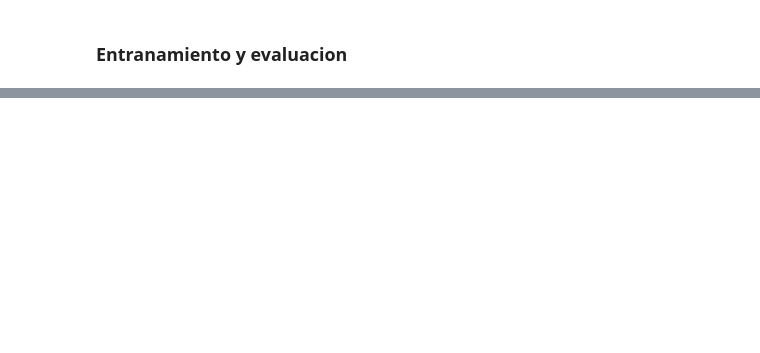
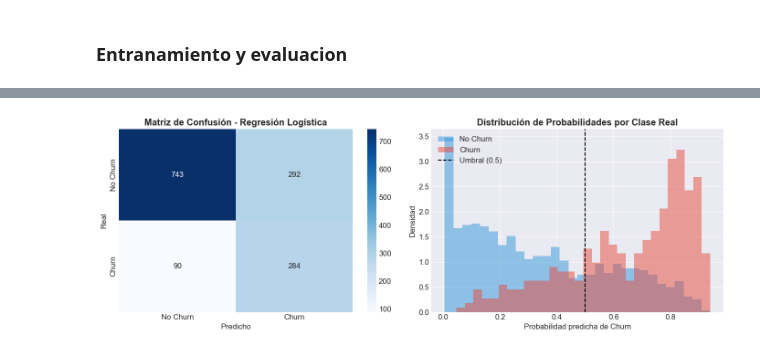
Before and after one commit to AmeliaYPerez/telecom_x2, a Jupyter notebook: telecomX.ipynb, the cells around one changed output, grey strips where cells are left out. Saved outputs shown, nothing was run; the diff lists cells and outputs as text; code cells hidden in the pictures; blank space fills up the shorter version.

```diff
--- a/telecomX.ipynb
+++ b/telecomX.ipynb
@@ -625,0 +912,77 @@ def evaluar_modelo(modelo, X_train_data, X_test_data, y_train, y_test, nombre, t
+# %%
+# MEJOR MODELO: ANÁLISIS DETALLADO
+
+print("\n" + "=" * 70)
+print("🏆 MEJOR MODELO - ANÁLISIS DETALLADO")
+print("=" * 70)
+
+best_model_name = df_resultados.iloc[0]['Modelo']
+best_model_type = df_resultados.iloc[0]['Tipo']
+
+print(f"\n🎯 Mejor modelo: {best_model_name}")
+print(f"📌 Tipo: {best_model_type}")
+
+# Reentrenar el mejor modelo para análisis detallado
+if best_model_type == 'Sensible a escala':
+    # Buscar el modelo en la lista de sensibles
+    for nombre, modelo in modelos['Sensibles a escala'].items():
+        if nombre == best_model_name:
+            best_model = modelo
+            best_model.fit(X_train_scaled, y_train)
+            y_pred_best = best_model.predict(X_test_scaled)
+            y_proba_best = best_model.predict_proba(X_test_scaled)[:, 1]
+            break
+else:
+    # Buscar el modelo en la lista de no sensibles
+    for nombre, modelo in modelos['No sensibles a escala'].items():
+        if nombre == best_model_name:
+            best_model = modelo
+            best_model.fit(X_train, y_train)
+            y_pred_best = best_model.predict(X_test)
+            y_proba_best = best_model.predict_proba(X_test)[:, 1]
+            break
+
+# Matriz de confusión
+cm = confusion_matrix(y_test, y_pred_best)
+
+fig, axes = plt.subplots(1, 2, figsize=(14, 5))
+
+# Matriz de confusión
+ax1 = axes[0]
+sns.heatmap(cm, annot=True, fmt='d', cmap='Blues', ax=ax1,
+            xticklabels=['No Churn', 'Churn'],
+            yticklabels=['No Churn', 'Churn'])
+ax1.set_xlabel('Predicho')
+ax1.set_ylabel('Real')
+ax1.set_title(f'Matriz de Confusión - {best_model_name}', fontweight='bold')
+
+# Distribución de probabilidades
+ax2 = axes[1]
+for churn_value, color, label in [(0, '#3498db', 'No Churn'), (1, '#e74c3c', 'Churn')]:
+    subset_proba = y_proba_best[y_test == churn_value]
+    ax2.hist(subset_proba, bins=30, alpha=0.5, color=color, label=label, density=True)
+ax2.axvline(x=0.5, color='black', linestyle='--', label='Umbral (0.5)')
+ax2.set_xlabel('Probabilidad predicha de Churn')
+ax2.set_ylabel('Densidad')
+ax2.set_title('Distribución de Probabilidades por Clase Real', fontweight='bold')
+ax2.legend()
+
+plt.tight_layout()
+plt.show()
+
+print(f"""
+📊 MÉTRICAS DEL MEJOR MODELO:
+   - Accuracy:  {df_resultados.iloc[0]['Accuracy']:.3f}
+   - Precision: {df_resultados.iloc[0]['Precision']:.3f}
+   - Recall:    {df_resultados.iloc[0]['Recall']:.3f}
+   - F1-Score:  {df_resultados.iloc[0]['F1-Score']:.3f}
+   - AUC-ROC:   {df_resultados.iloc[0]['AUC-ROC']:.3f}
+
+📌 INTERPRETACIÓN:
+   - Precision: De cada 100 clientes que el modelo marca como "cancelarán",
+                {df_resultados.iloc[0]['Precision']*100:.1f} realmente cancelan.
+   - Recall:    El modelo detecta el {df_resultados.iloc[0]['Recall']*100:.1f}%
+                de los clientes que realmente cancelan.
+   - F1-Score:  Balance entre precisión y recall (promedio armónico).
+""")
+# %% [output]
@@ -625,0 +995 @@ def evaluar_modelo(modelo, X_train_data, X_test_data, y_train, y_test, nombre, t
+[figure, added]
```
Also changed, not shown: parts of 21 cells of this notebook.
